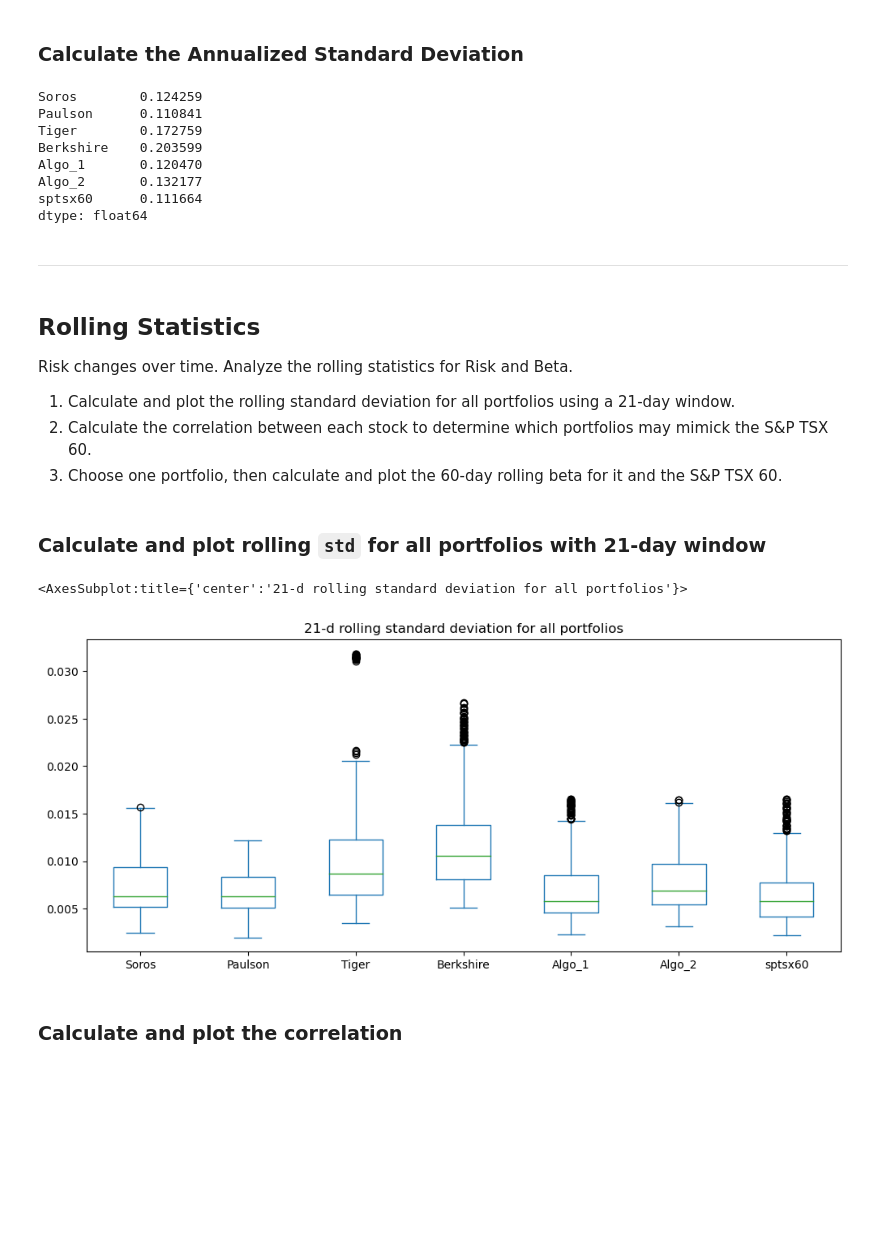
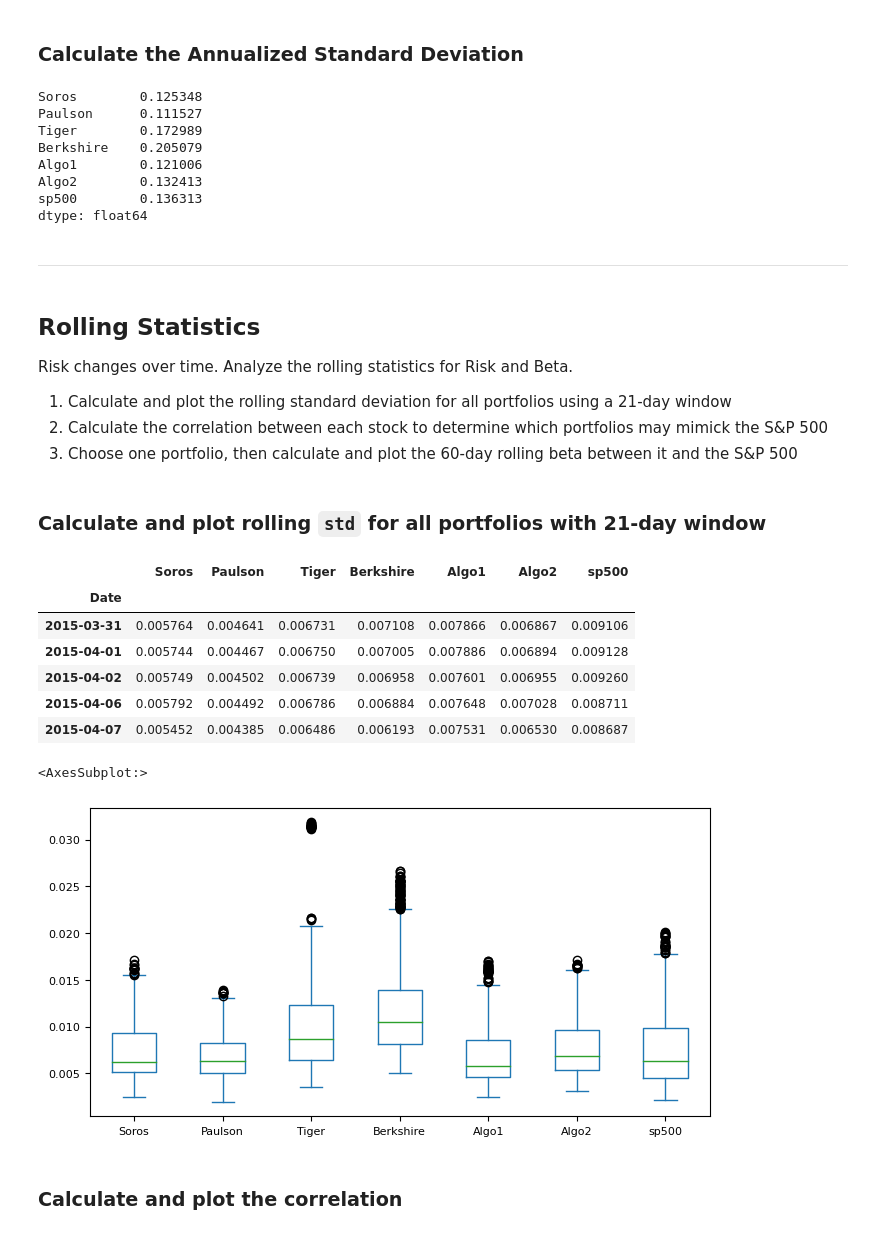
Before and after one commit to twigikit/pandas-homework, a Jupyter notebook: whale_analysis.ipynb, the cells around one changed output. Cells and saved outputs as stored; diff of their text form; code cells hidden in the pictures; blank space fills up the shorter version.

```diff
--- a/whale_analysis.ipynb
+++ b/whale_analysis.ipynb
@@ -352,16 +295,16 @@ The following portfolios are riskier than S&P TSX 60:
 ### Calculate the Annualized Standard Deviation
 # %%
 # Calculate the annualized standard deviation (252 trading days)
-ann_sd = all_daily_returns.std()*np.sqrt(252)
+ann_sd = daily_sd*np.sqrt(252)
 ann_sd
 # %% [output]
-Soros        0.124259
-Paulson      0.110841
-Tiger        0.172759
-Berkshire    0.203599
-Algo_1       0.120470
-Algo_2       0.132177
-sptsx60      0.111664
+Soros        0.125348
+Paulson      0.111527
+Tiger        0.172989
+Berkshire    0.205079
+Algo1        0.121006
+Algo2        0.132413
+sp500        0.136313
 dtype: float64
 # %% [markdown]
 ---
@@ -370,21 +313,30 @@ dtype: float64
 
 Risk changes over time. Analyze the rolling statistics for Risk and Beta.
 
-1. Calculate and plot the rolling standard deviation for all portfolios using a 21-day window.
-2. Calculate the correlation between each stock to determine which portfolios may mimick the S&P TSX 60.
-3. Choose one portfolio, then calculate and plot the 60-day rolling beta for it and the S&P TSX 60.
+1. Calculate and plot the rolling standard deviation for all portfolios using a 21-day window
+2. Calculate the correlation between each stock to determine which portfolios may mimick the S&P 500
+3. Choose one portfolio, then calculate and plot the 60-day rolling beta between it and the S&P 500
 # %% [markdown]
 ### Calculate and plot rolling `std` for all portfolios with 21-day window
 # %%
 # Calculate the rolling standard deviation for all portfolios using a 21-day window
 rolling_sd = all_daily_returns.rolling(21).std()
 rolling_sd = rolling_sd.dropna()
-
-# Plot the rolling standard deviation
-rolling_sd.plot.box(figsize = (12,5), title="21-d rolling standard deviation for all portfolios")
+rolling_sd.head()
 # %% [output]
-<AxesSubplot:title={'center':'21-d rolling standard deviation for all portfolios'}>
-[figure, removed]
+|  | Soros | Paulson | Tiger | Berkshire | Algo1 | Algo2 | sp500 |
+| Date |  |  |  |  |  |  |  |
+| 2015-03-31 | 0.005764 | 0.004641 | 0.006731 | 0.007108 | 0.007866 | 0.006867 | 0.009106 |
+| 2015-04-01 | 0.005744 | 0.004467 | 0.006750 | 0.007005 | 0.007886 | 0.006894 | 0.009128 |
+| 2015-04-02 | 0.005749 | 0.004502 | 0.006739 | 0.006958 | 0.007601 | 0.006955 | 0.009260 |
+| 2015-04-06 | 0.005792 | 0.004492 | 0.006786 | 0.006884 | 0.007648 | 0.007028 | 0.008711 |
+| 2015-04-07 | 0.005452 | 0.004385 | 0.006486 | 0.006193 | 0.007531 | 0.006530 | 0.008687 |
+# %%
+# Plot the rolling standard deviation
+rolling_sd.plot.box(figsize =(8,4), fontsize = 8)
+# %% [output]
+<AxesSubplot:>
+[figure, added]
 # %% [markdown]
 ### Calculate and plot the correlation
 # %%
```
Also changed, not shown: parts of 41 cells of this notebook, 8 other files.
